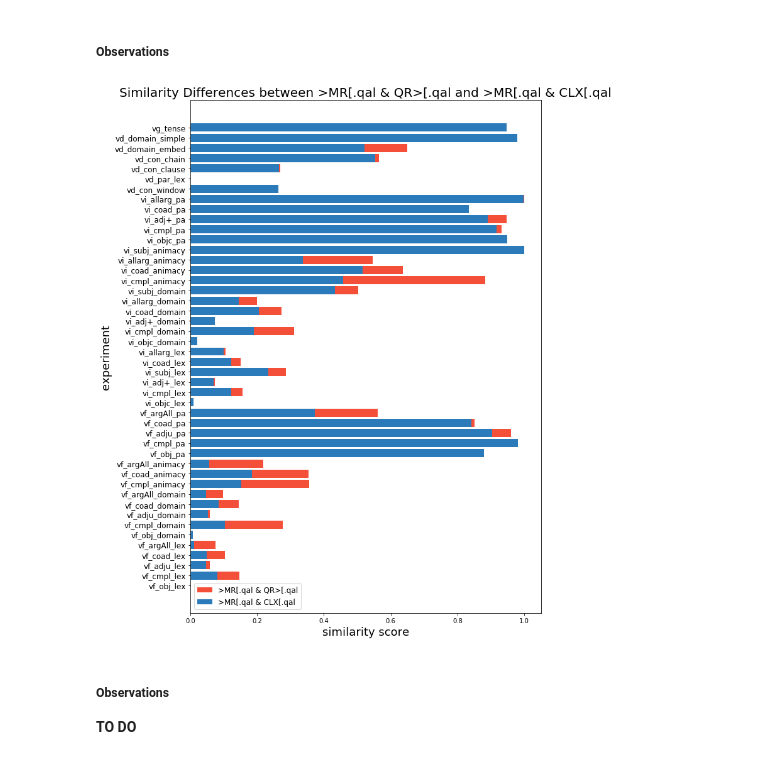
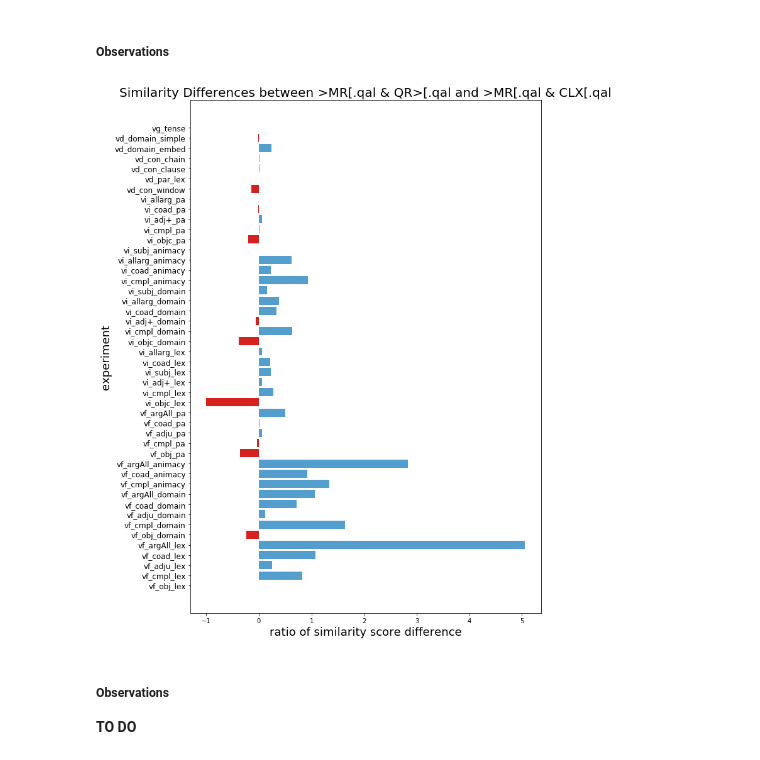
Before and after one commit to codykingham/verb_semantics, a Jupyter notebook: first_analysis.ipynb, the cells around one changed output. Saved outputs shown, nothing was run; the diff lists cells and outputs as text; code cells hidden in the pictures.

```diff
--- a/first_analysis.ipynb
+++ b/first_analysis.ipynb
@@ -741,9 +744,9 @@ say_give = get_sim_experiments('>MR[.qal', 'CLX[.qal')
 # %% [markdown]
 ##### Observations
 # %%
-compareSets(('>MR[.qal', 'QR>[.qal'),('>MR[.qal', 'CLX[.qal'))
+compareChange(('>MR[.qal', 'QR>[.qal'),('>MR[.qal', 'CLX[.qal'))
 # %% [output]
-[figure, old version]
+[figure, new version]
 # %% [markdown]
 ##### Observations
 
```
Also changed, not shown: parts of 62 cells of this notebook.
